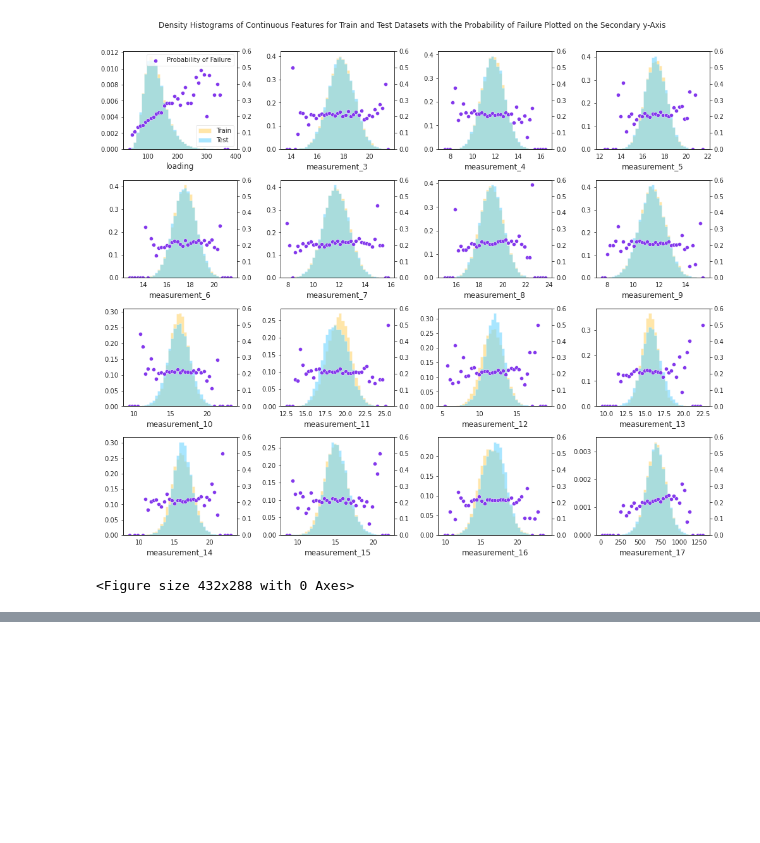
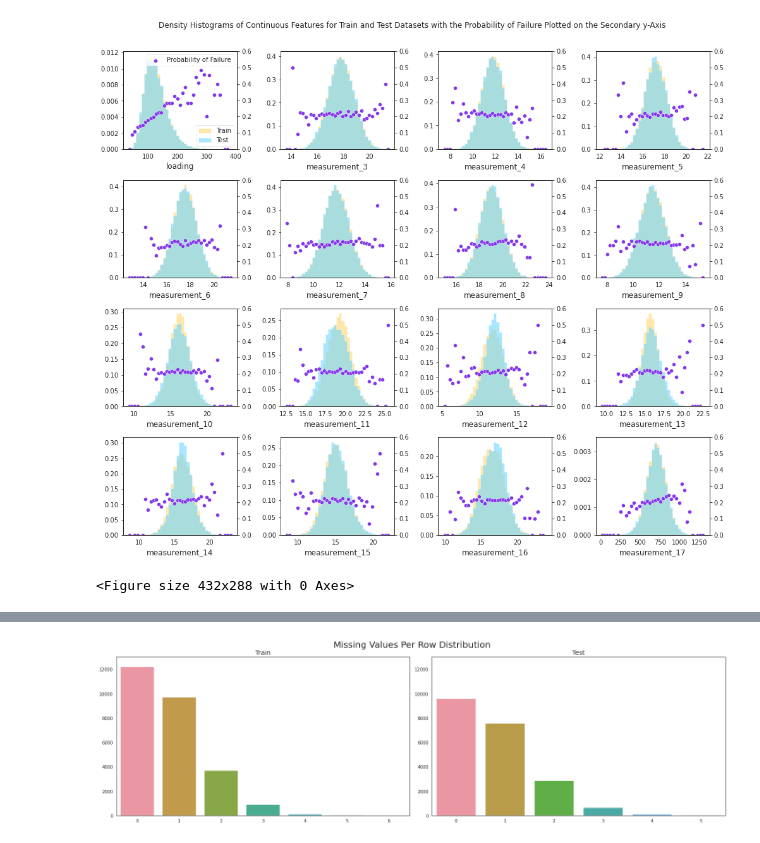
Before and after one commit to Graham-Broughton/S2E8, a Jupyter notebook: notebooks/1.EDA.ipynb, the cells around one changed output, grey strips where cells are left out. Drawn from its saved outputs; the diff is of its cells as text; code cells hidden in the pictures; blank space fills up the shorter version.

```diff
--- a/notebooks/1.EDA.ipynb
+++ b/notebooks/1.EDA.ipynb
@@ -149,0 +168,13 @@ clf_plot_distributions(train, test, cont_feats)
+# %%
+fig, axes= plt.subplots(1, 2, figsize=(20, 6))
+sns.barplot(x=train['missing_per_row'].value_counts().index, y=train['missing_per_row'].value_counts().values, ax=axes[0])
+axes[0].set_title('Train')
+sns.barplot(x=test['missing_per_row'].value_counts().index, y=test['missing_per_row'].value_counts().values, ax=axes[1])
+axes[1].set_title('Test')
+
+plt.suptitle('Missing Values Per Row Distribution', fontsize=20)
+plt.setp(axes, ylim=(0, 13000))
+plt.tight_layout(rect=[0, 0, 1, 0.96])
+plt.show()
+# %% [output]
+[figure, added]
```
Also changed, not shown: parts of 13 cells of this notebook, 2 other files.
